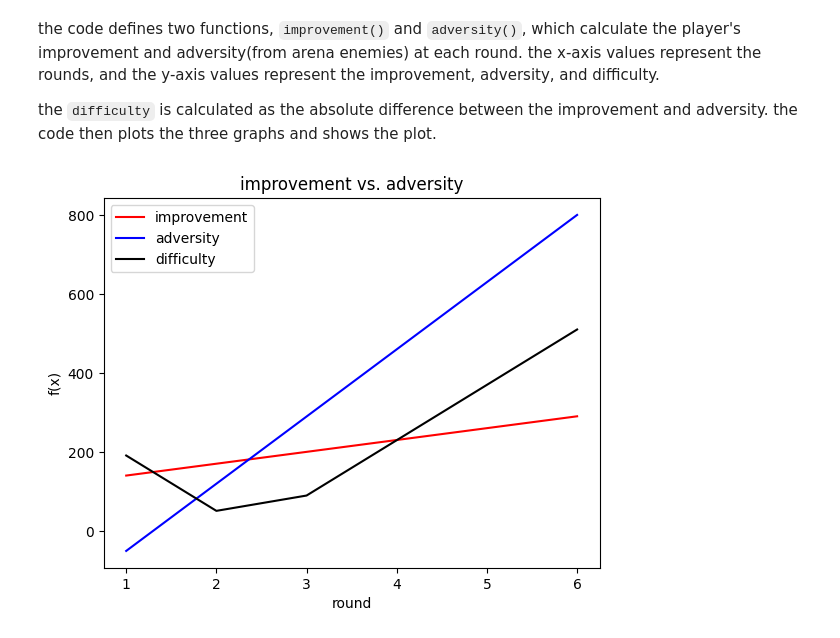
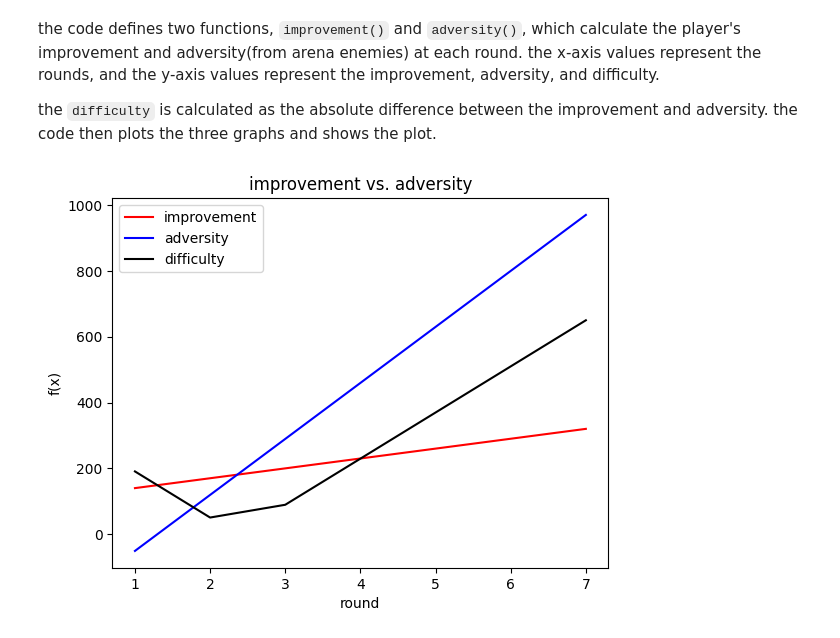
Before and after one commit to 321BadgerCode/ascii_odyssey, a Jupyter notebook: graph.ipynb, the cells around one changed output. Cells and saved outputs as stored; diff of their text form; code cells hidden in the pictures.

```diff
--- a/graph.ipynb
+++ b/graph.ipynb
@@ -11,38 +11,39 @@ player_health_max=100
 player_damage=10
 
 #define the functions for improvement and adversity.
-def improvement(x):
+def improvement(x)->float:
 	return 20*x+player_health_max+10*x+player_damage
 
-def adversity(x):
+def adversity(x)->float:
 	return 156.1*x-214+14*x-6.857
 
 #create the x-axis values.
-x=np.arange(1,7)
+num_enemies:int=7
+x=np.arange(1,num_enemies+1)
 
 #create the y-axis values for improvement and adversity.
-y_improvement=improvement(x)
-y_adversity=adversity(x)
+y_improvement:float=improvement(x)
+y_adversity:float=adversity(x)
 
 #plot the graphs.
 plt.plot(x,y_improvement,color='red',label='improvement')
 plt.plot(x,y_adversity,color='blue',label='adversity')
 
 #calculate the difficulty.
-difficulty=abs(y_improvement-y_adversity)
+difficulty:float=abs(y_improvement-y_adversity)
 
 #plot the difficulty.
 plt.plot(x,difficulty,color='black',label='difficulty')
 
 #add a title and labels to the axis.
 plt.title('improvement vs. adversity')
 plt.xlabel('round')
 plt.ylabel('f(x)')
 
 #add a legend.
 plt.legend()
 
 #show the plot.
 plt.show()
 # %% [output]
-[figure, old version]
+[figure, new version]
```
